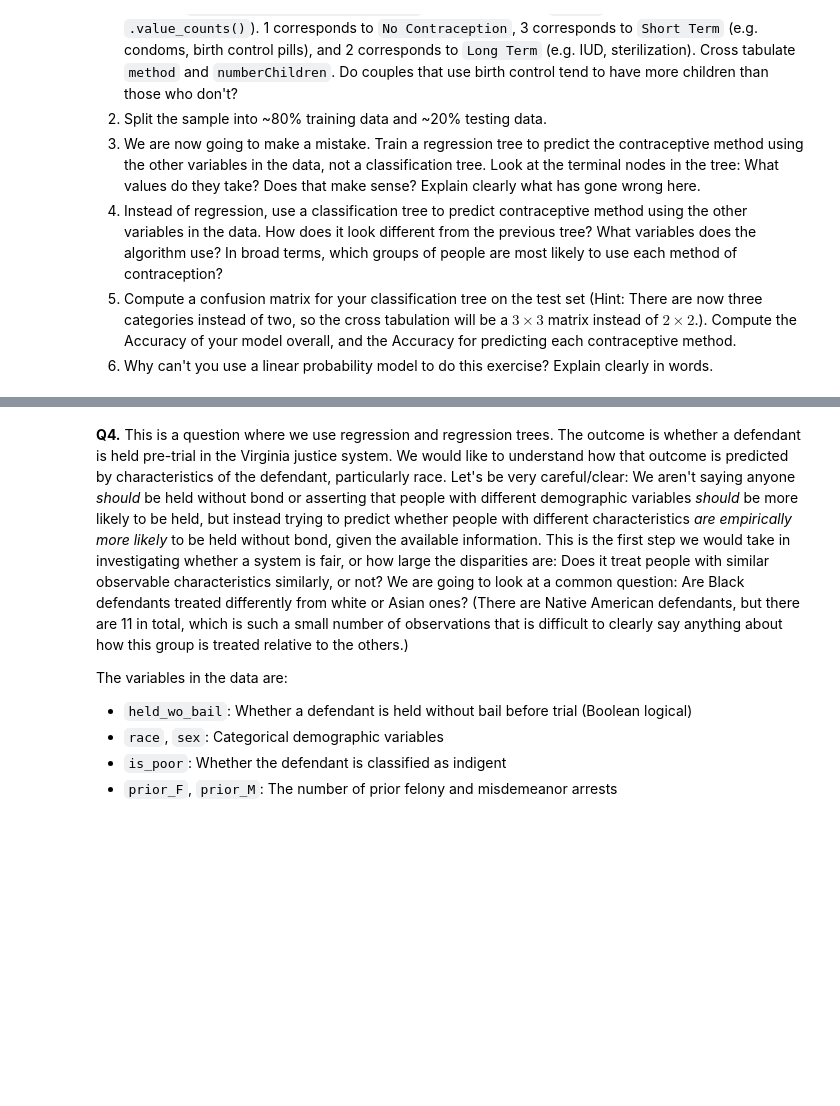
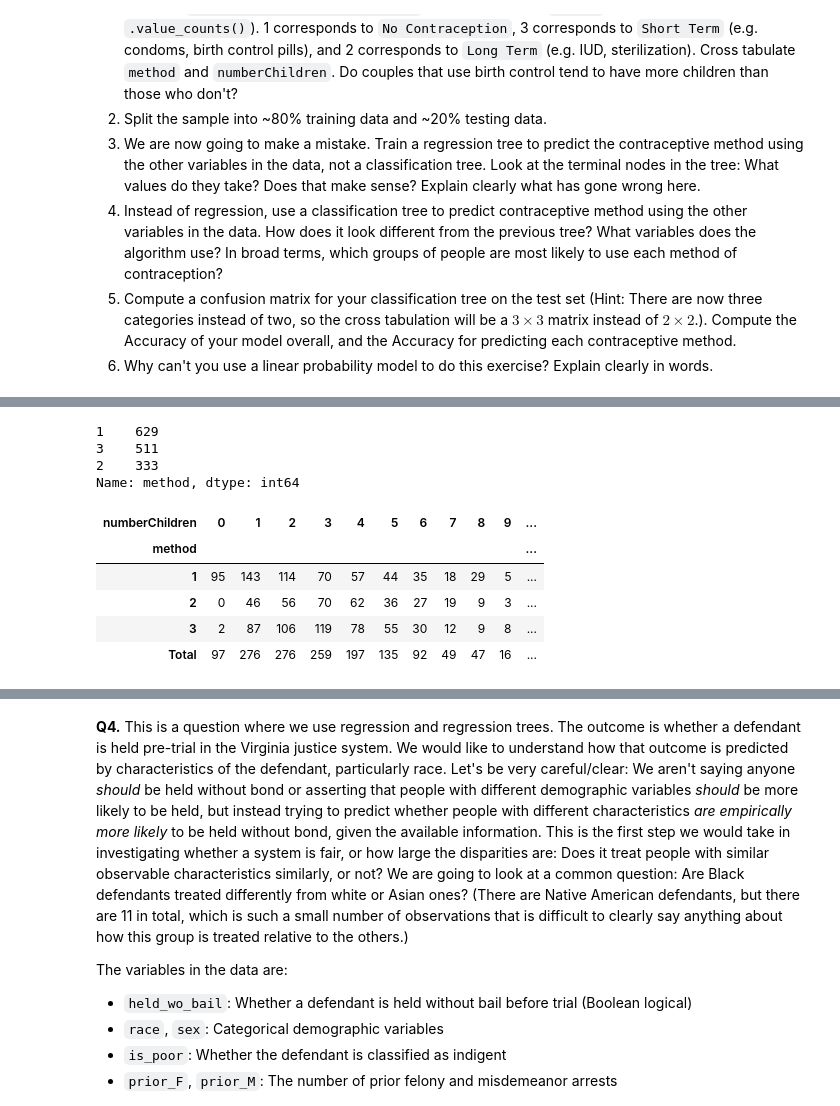
Before and after one commit to BryantRChow/DS_3001_assignment_4, a Jupyter notebook: assignment4.ipynb, the cells around one changed output, grey strips where cells are left out. Saved outputs shown, nothing was run; the diff lists cells and outputs as text; code cells hidden in the pictures; blank space fills up the shorter version.

```diff
--- a/assignment4.ipynb
+++ b/assignment4.ipynb
@@ -282,0 +295,16 @@ In my case, my decision tree with a max depth of 11 had slightly better performa
+# %%
+df['method'].value_counts()
+# %% [output]
+1    629
+3    511
+2    333
+Name: method, dtype: int64
+# %%
+pd.crosstab(df['method'], df['numberChildren'], margins=True, margins_name='Total')
+# %% [output]
+| numberChildren | 0 | 1 | 2 | 3 | 4 | 5 | 6 | 7 | 8 | 9 | ... |
+| method |  |  |  |  |  |  |  |  |  |  | ... |
+| 1 | 95 | 143 | 114 | 70 | 57 | 44 | 35 | 18 | 29 | 5 | ... |
+| 2 | 0 | 46 | 56 | 70 | 62 | 36 | 27 | 19 | 9 | 3 | ... |
+| 3 | 2 | 87 | 106 | 119 | 78 | 55 | 30 | 12 | 9 | 8 | ... |
+| Total | 97 | 276 | 276 | 259 | 197 | 135 | 92 | 49 | 47 | 16 | ... |
```
Also changed, not shown: parts of 12 cells of this notebook.
